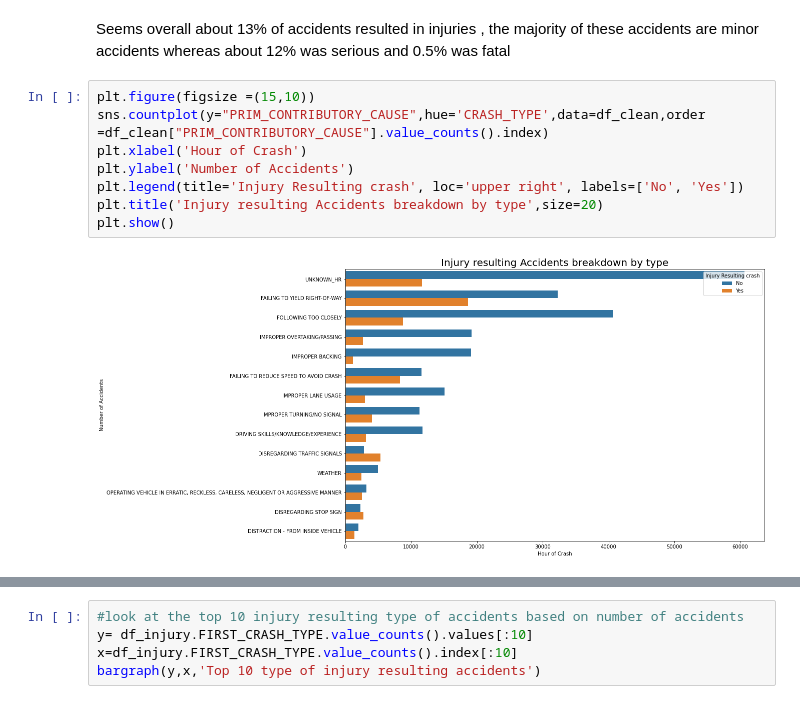
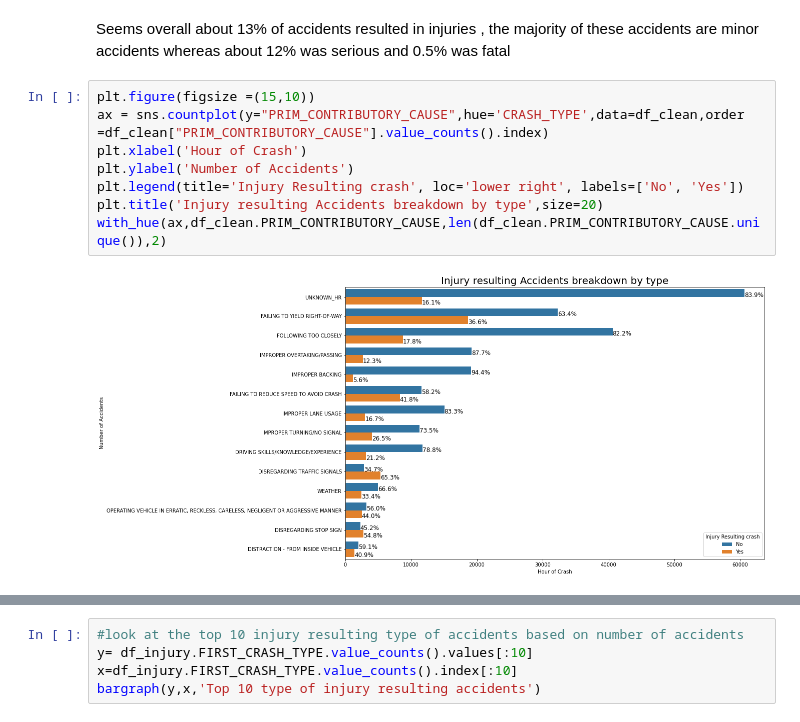
Before and after one commit to naik-sachin/Project_Chicago_car_crash_analysis-, a Jupyter notebook: EDA and modelling.ipynb, the cells around one changed output, grey strips where cells are left out. Cells and saved outputs as stored; diff of their text form.

Commit message:
update readme, add images, update barplot annotation

```diff
--- a/EDA and modelling.ipynb
+++ b/EDA and modelling.ipynb
@@ -201,11 +201,11 @@ print(" %.3f percent of accidents resulted in injuries " % (100*df_injury.shape[
 Seems overall about 13% of accidents resulted in injuries  , the majority of these accidents are minor accidents whereas about 12% was serious and 0.5% was fatal
 # %%
 plt.figure(figsize =(15,10))
-sns.countplot(y="PRIM_CONTRIBUTORY_CAUSE",hue='CRASH_TYPE',data=df_clean,order =df_clean["PRIM_CONTRIBUTORY_CAUSE"].value_counts().index)
+ax = sns.countplot(y="PRIM_CONTRIBUTORY_CAUSE",hue='CRASH_TYPE',data=df_clean,order =df_clean["PRIM_CONTRIBUTORY_CAUSE"].value_counts().index)
 plt.xlabel('Hour of Crash')
 plt.ylabel('Number of Accidents')
-plt.legend(title='Injury Resulting crash', loc='upper right', labels=['No', 'Yes'])
+plt.legend(title='Injury Resulting crash', loc='lower right', labels=['No', 'Yes'])
 plt.title('Injury resulting Accidents breakdown by type',size=20)
-plt.show()
+with_hue(ax,df_clean.PRIM_CONTRIBUTORY_CAUSE,len(df_clean.PRIM_CONTRIBUTORY_CAUSE.unique()),2)
 # %% [output]
-[figure, old version]
+[figure, new version]
```
Also changed, not shown: parts of 1 cell of this notebook, 6 other files.
